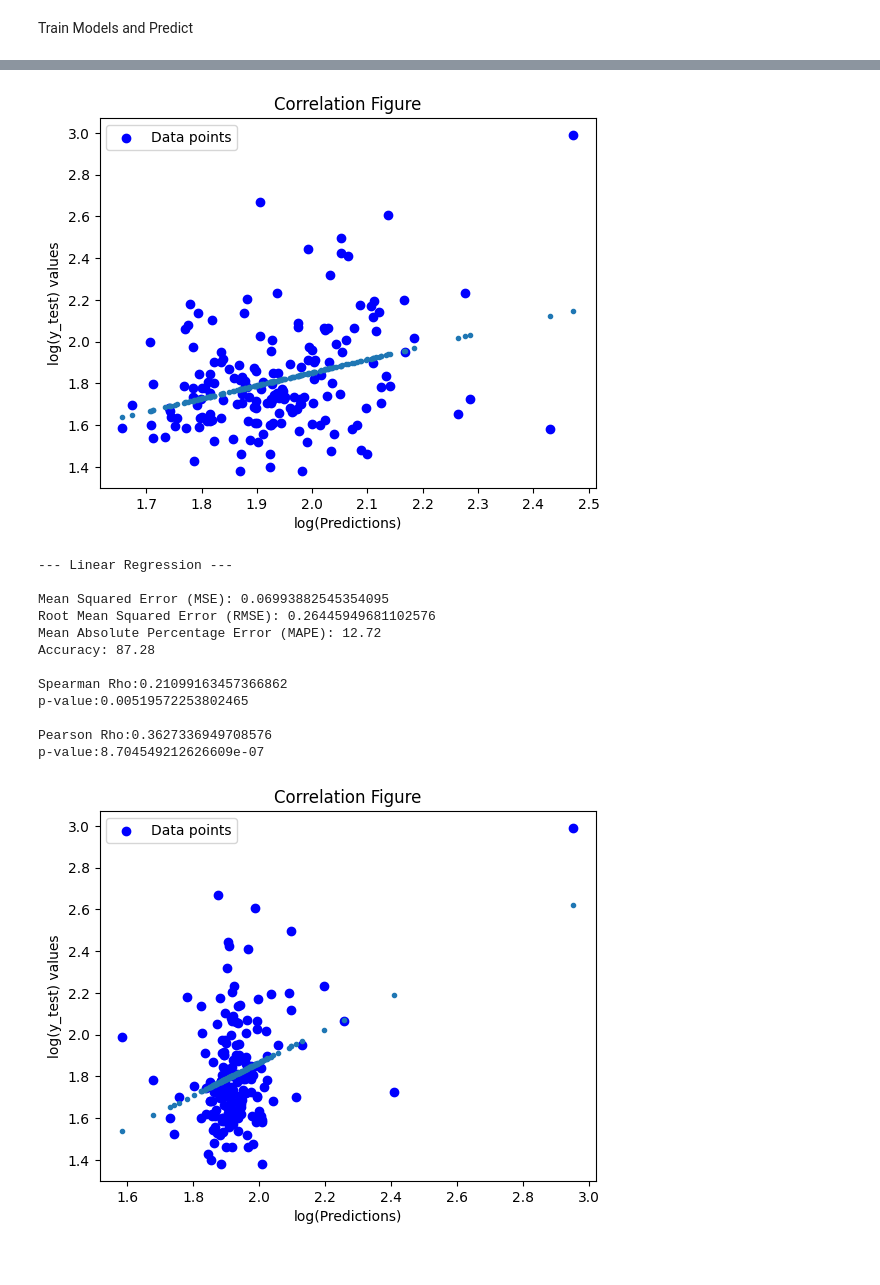
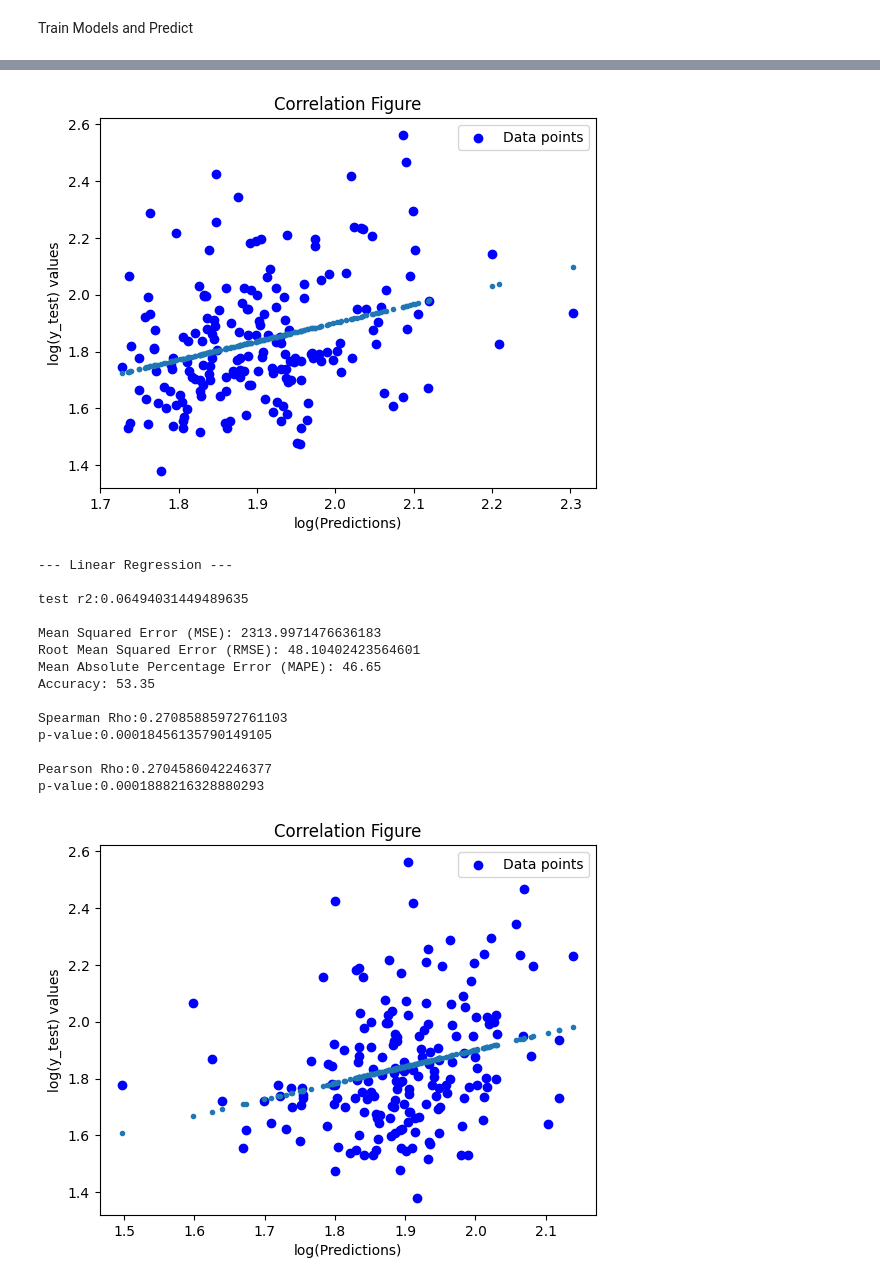
Before and after one commit to Gemini196/BioInformatics_, a Jupyter notebook: project_notebook.ipynb, the cells around one changed output, grey strips where cells are left out. Drawn from its saved outputs; the diff is of its cells as text; code cells hidden in the pictures.

Commit message:
marker genes and validation cost addition

```diff
--- a/project_notebook.ipynb
+++ b/project_notebook.ipynb
@@ -108,7 +112,7 @@ df2
 | 1256 | ACH-003070 | CHLA01MED | 56.0 | NaN | ... |
 1257 rows × 6 columns
 # %%
-reliable_cell_lines = get_reliable_cell_lines(df=df, df2=df2, allowed_diff_percentage=30)
+reliable_cell_lines = get_reliable_cell_lines(df=df, df2=df2, allowed_diff_percentage=50)
 len(reliable_cell_lines)
 #reliable_cell_lines
 # %% [output]
@@ -254,18 +262,13 @@ metadata
 # %% [markdown]
 Get Features (Genes)
 # %%
-all_genes = df.iloc[0, :].unique()
+cancer_marker_genes = [
+    'RB1', 'PIK3CA', 'BRAF', 'CTNNB1', 'CDKN2A', 'MLH1', 'APC', 'BRCA2',
+    'BRCA1', 'FGFR3', 'KRAS', 'EGFR', 'ATM', 'VHL', 'MET', 'PTEN', 'TP53', 'ERBB2'
+]
 
-# Extract gene names from the first row
-# Note: Transpose the DataFrame to access the first row as a column
-first_row_genes =
-
-# Convert the unique values to a list
-unique_genes_list = list(first_row_genes)
-
-print(unique_genes_list)
-
-genes, rhos, pvals = ['NRAS', 'ALK', 'VHL', 'CTNNB1', 'PIK3CA', 'PDGFRA', 'APC'], [], []
+genes = cancer_marker_genes
+rhos, pvals = [], []
 
 # Loop through each gene column
 for gene_idx in range(counts.shape[1]):
@@ -332,7 +382,7 @@ p-value:6.7295938050820785e-06
 # %%
 # Correlation Figure
-plt.scatter(np.log10(predictions), np.log10(y_test), color='blue', label='Data points')
-b, m = polyfit(np.log10(predictions), np.log10(y_test), 1) # Fit with polyfit
+plt.scatter(np.log10(predictions), np.log10(y_test_filtered), color='blue', label='Data points')
+b, m = polyfit(np.log10(predictions), np.log10(y_test_filtered), 1) # Fit with polyfit
 plt.plot(np.log10(predictions), b + m * np.log10(predictions), '.')
 plt.xlabel('log(Predictions)')
 plt.ylabel('log(y_test) values')
@@ -340,40 +390,50 @@ plt.title('Correlation Figure')
 plt.legend()
 plt.show()
 # %% [output]
-[figure, old version]
+[figure, new version]
 # %%
 # Split the data into training and testing sets
 X_train, X_test, y_train, y_test = train_test_split(chosen_genes_expression, metadata['Doubling Time (hrs)'], test_size=0.2, random_state=42)
 # %%
 ############## Linear Regression ##############
 print("\n--- Linear Regression ---\n")
-lr_model = LinearRegression()
-predictions, y_test = train_and_predict(lr_model, X_train, X_test, y_train, y_test)
 
-print_stats(np.log10(y_test), np.log10(predictions))
+lr_model = LinearRegression() #uses gradient descent internally
+lr_model.fit(X_train, y_train)
+
+# Evaluate the model
+predictions, y_test_filtered, test_r2 = evaluate_model(lr_model, X_test, y_test)
+
+print(f"test r2:{test_r2}\n")
+
+# Evaluate
+#print_stats(np.log10(y_test_filtered), np.log10(predictions))
+print_stats(y_test_filtered, predictions)
 # %% [output]
 --- Linear Regression ---
 
-Mean Squared Error (MSE): 0.06993882545354095
-Root Mean Squared Error (RMSE): 0.26445949681102576
-Mean Absolute Percentage Error (MAPE): 12.72
-Accuracy: 87.28
+test r2:0.06494031449489635
 
-Spearman Rho:0.21099163457366862
-p-value:0.00519572253802465
+Mean Squared Error (MSE): 2313.9971476636183
+Root Mean Squared Error (RMSE): 48.10402423564601
+Mean Absolute Percentage Error (MAPE): 46.65
+Accuracy: 53.35
 
-Pearson Rho:0.3627336949708576
-p-value:8.704549212626609e-07
+Spearman Rho:0.27085885972761103
+p-value:0.00018456135790149105
+
+Pearson Rho:0.2704586042246377
+p-value:0.0001888216328880293
 # %%
 # Correlation Figure
 
-plt.scatter(np.log10(predictions), np.log10(y_test), color='blue', label='Data points')
-b, m = polyfit(np.log10(predictions), np.log10(y_test), 1) # Fit with polyfit
+plt.scatter(np.log10(predictions), np.log10(y_test_filtered), color='blue', label='Data points')
+b, m = polyfit(np.log10(predictions), np.log10(y_test_filtered), 1) # Fit with polyfit
 plt.plot(np.log10(predictions), b + m * np.log10(predictions), '.')
 plt.xlabel('log(Predictions)')
 plt.ylabel('log(y_test) values')
 plt.title('Correlation Figure')
 plt.legend()
 plt.show()
 # %% [output]
-[figure, old version]
+[figure, new version]
```
Also changed, not shown: parts of 14 cells of this notebook, 1 other file.
